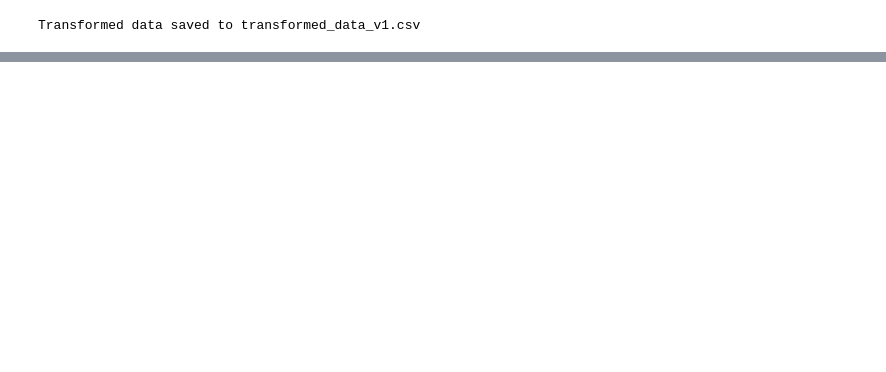
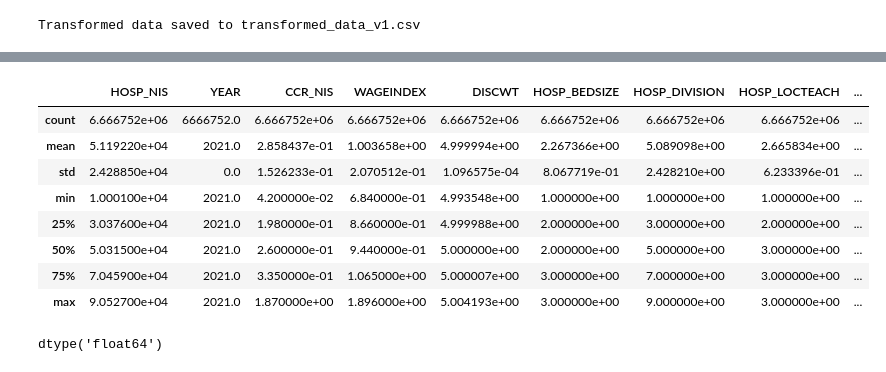
Before and after one commit to uncleboss12/Hospital_occupancy, a Jupyter notebook: Hospital_Analysis.ipynb, the cells around one changed output, grey strips where cells are left out. Drawn from its saved outputs; the diff is of its cells as text; code cells hidden in the pictures; blank space fills up the shorter version.

```diff
--- a/Hospital_Analysis.ipynb
+++ b/Hospital_Analysis.ipynb
@@ -129,0 +362,16 @@ df.head(10)
+# %%
+df.describe()
+# %% [output]
+|  | HOSP_NIS | YEAR | CCR_NIS | WAGEINDEX | DISCWT | HOSP_BEDSIZE | HOSP_DIVISION | HOSP_LOCTEACH | ... |
+| count | 6.666752e+06 | 6666752.0 | 6.666752e+06 | 6.666752e+06 | 6.666752e+06 | 6.666752e+06 | 6.666752e+06 | 6.666752e+06 | ... |
+| mean | 5.119220e+04 | 2021.0 | 2.858437e-01 | 1.003658e+00 | 4.999994e+00 | 2.267366e+00 | 5.089098e+00 | 2.665834e+00 | ... |
+| std | 2.428850e+04 | 0.0 | 1.526233e-01 | 2.070512e-01 | 1.096575e-04 | 8.067719e-01 | 2.428210e+00 | 6.233396e-01 | ... |
+| min | 1.000100e+04 | 2021.0 | 4.200000e-02 | 6.840000e-01 | 4.993548e+00 | 1.000000e+00 | 1.000000e+00 | 1.000000e+00 | ... |
+| 25% | 3.037600e+04 | 2021.0 | 1.980000e-01 | 8.660000e-01 | 4.999988e+00 | 2.000000e+00 | 3.000000e+00 | 2.000000e+00 | ... |
+| 50% | 5.031500e+04 | 2021.0 | 2.600000e-01 | 9.440000e-01 | 5.000000e+00 | 2.000000e+00 | 5.000000e+00 | 3.000000e+00 | ... |
+| 75% | 7.045900e+04 | 2021.0 | 3.350000e-01 | 1.065000e+00 | 5.000007e+00 | 3.000000e+00 | 7.000000e+00 | 3.000000e+00 | ... |
+| max | 9.052700e+04 | 2021.0 | 1.870000e+00 | 1.896000e+00 | 5.004193e+00 | 3.000000e+00 | 9.000000e+00 | 3.000000e+00 | ... |
+# %%
+df['LOS'].dtypes
+# %% [output]
+dtype('float64')
```
Also changed, not shown: parts of 45 cells of this notebook.
